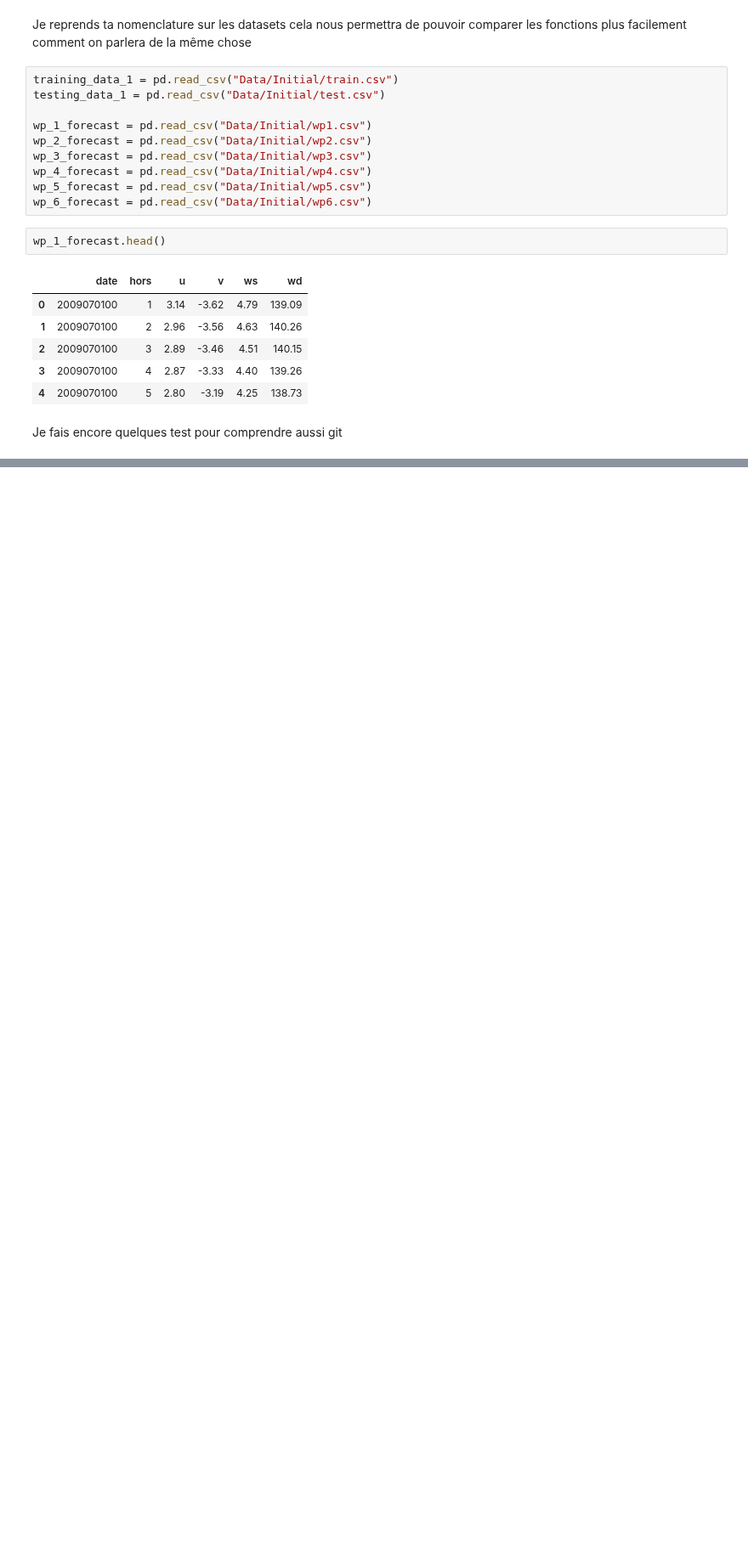
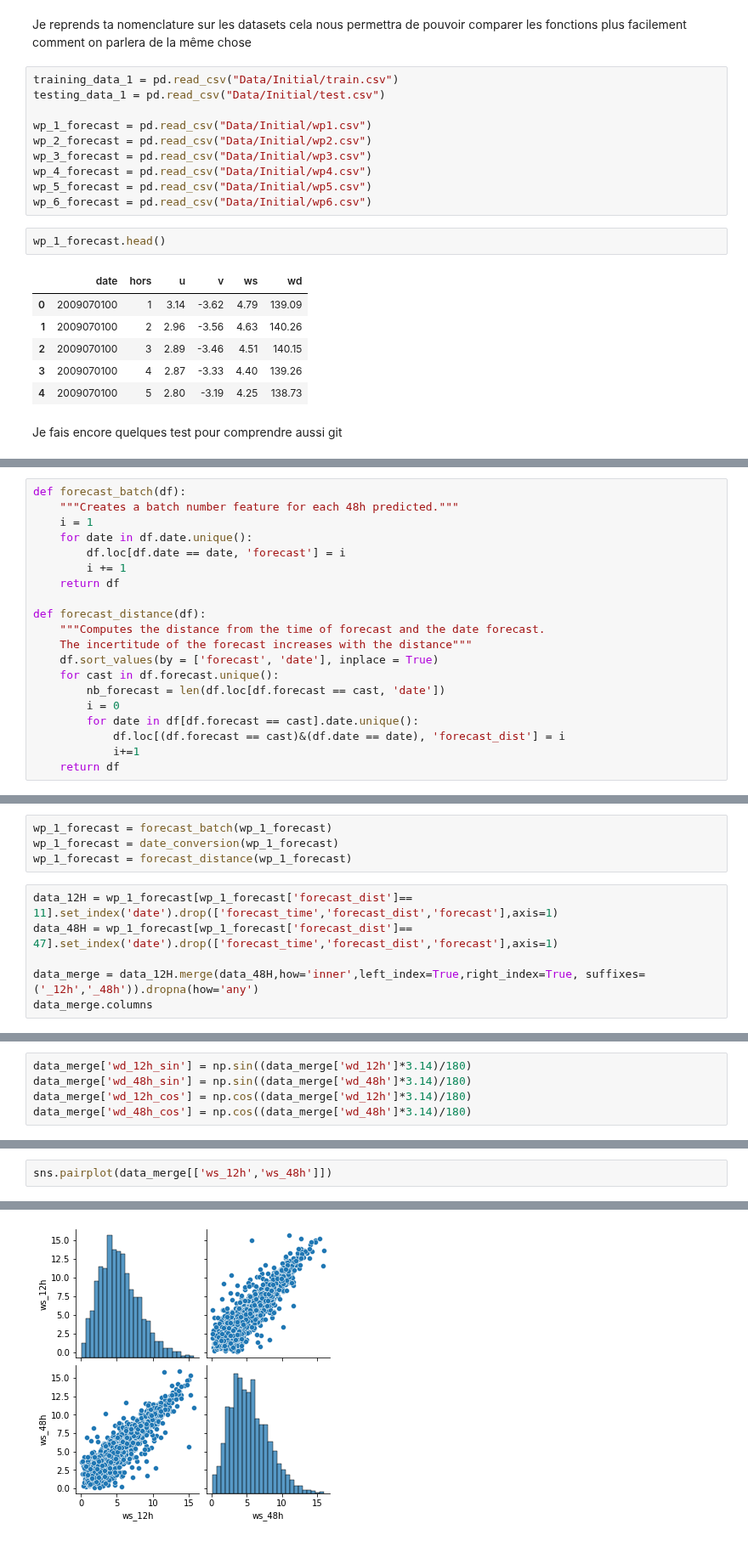
Before and after one commit to MorganeVives/DataChallenge_WP_phase2, a Jupyter notebook: EDA_GC.ipynb, the cells around one changed output, grey strips where cells are left out. Shown at 85% size. Cells and saved outputs as stored; diff of their text form; blank space fills up the shorter version.

```diff
--- a/EDA_GC.ipynb
+++ b/EDA_GC.ipynb
@@ -29,0 +51,20 @@ Je fais encore quelques test pour comprendre aussi git
+# %%
+def forecast_batch(df):
+    """Creates a batch number feature for each 48h predicted."""
+    i = 1
+    for date in df.date.unique():
+        df.loc[df.date == date, 'forecast'] = i
+        i += 1
+    return df
+
+def forecast_distance(df):
+    """Computes the distance from the time of forecast and the date forecast.
+    The incertitude of the forecast increases with the distance"""
+    df.sort_values(by = ['forecast', 'date'], inplace = True)
+    for cast in df.forecast.unique():
+        nb_forecast = len(df.loc[df.forecast == cast, 'date'])
+        i = 0
+        for date in df[df.forecast == cast].date.unique():
+            df.loc[(df.forecast == cast)&(df.date == date), 'forecast_dist'] = i
+            i+=1
+    return df
@@ -29,0 +188,10 @@ Je fais encore quelques test pour comprendre aussi git
+# %%
+wp_1_forecast = forecast_batch(wp_1_forecast)
+wp_1_forecast = date_conversion(wp_1_forecast)
+wp_1_forecast = forecast_distance(wp_1_forecast)
+# %%
+data_12H = wp_1_forecast[wp_1_forecast['forecast_dist']== 11].set_index('date').drop(['forecast_time','forecast_dist','forecast'],axis=1)
+data_48H = wp_1_forecast[wp_1_forecast['forecast_dist']== 47].set_index('date').drop(['forecast_time','forecast_dist','forecast'],axis=1)
+
+data_merge = data_12H.merge(data_48H,how='inner',left_index=True,right_index=True, suffixes=('_12h','_48h')).dropna(how='any')
+data_merge.columns
@@ -29,0 +202,5 @@ Je fais encore quelques test pour comprendre aussi git
+# %%
+data_merge['wd_12h_sin'] = np.sin((data_merge['wd_12h']*3.14)/180)
+data_merge['wd_48h_sin'] = np.sin((data_merge['wd_48h']*3.14)/180)
+data_merge['wd_12h_cos'] = np.cos((data_merge['wd_12h']*3.14)/180)
+data_merge['wd_48h_cos'] = np.cos((data_merge['wd_48h']*3.14)/180)
@@ -29,0 +217,3 @@ Je fais encore quelques test pour comprendre aussi git
+# %%
+sns.pairplot(data_merge[['ws_12h','ws_48h']])
+# %% [output]
@@ -29,0 +221 @@ Je fais encore quelques test pour comprendre aussi git
+[figure, added]
```
Also changed, not shown: parts of 32 cells of this notebook.
